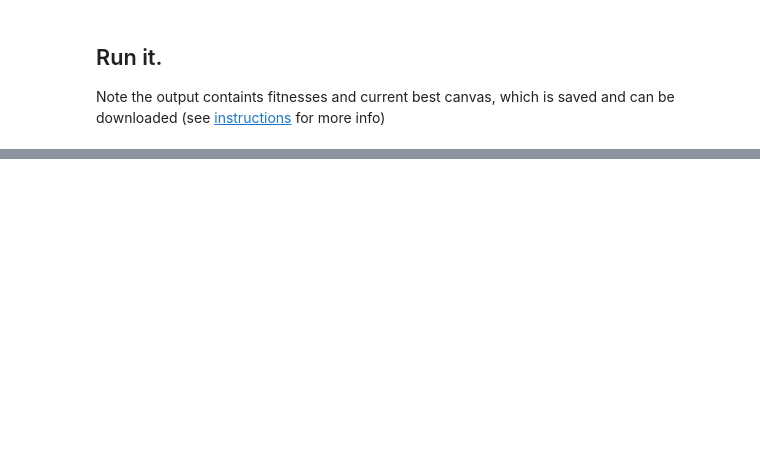
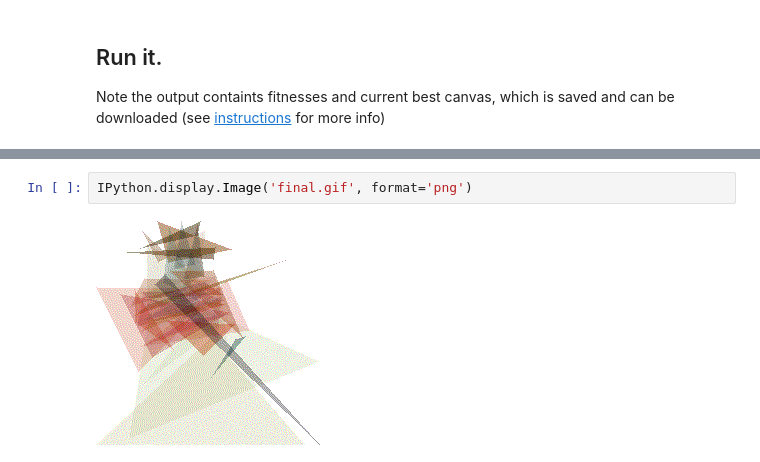
Before and after one commit to google/evojax, a Jupyter notebook: examples/notebooks/AbstractPainting02.ipynb, the cells around one changed output, grey strips where cells are left out. Cells and saved outputs as stored; diff of their text form; blank space fills up the shorter version.

```diff
--- a/examples/notebooks/AbstractPainting02.ipynb
+++ b/examples/notebooks/AbstractPainting02.ipynb
@@ -586,0 +598,4 @@ main_loop()
+# %%
+IPython.display.Image('final.gif', format='png')
+# %% [output]
+[figure, added]
```
Also changed, not shown: parts of 9 cells of this notebook.
